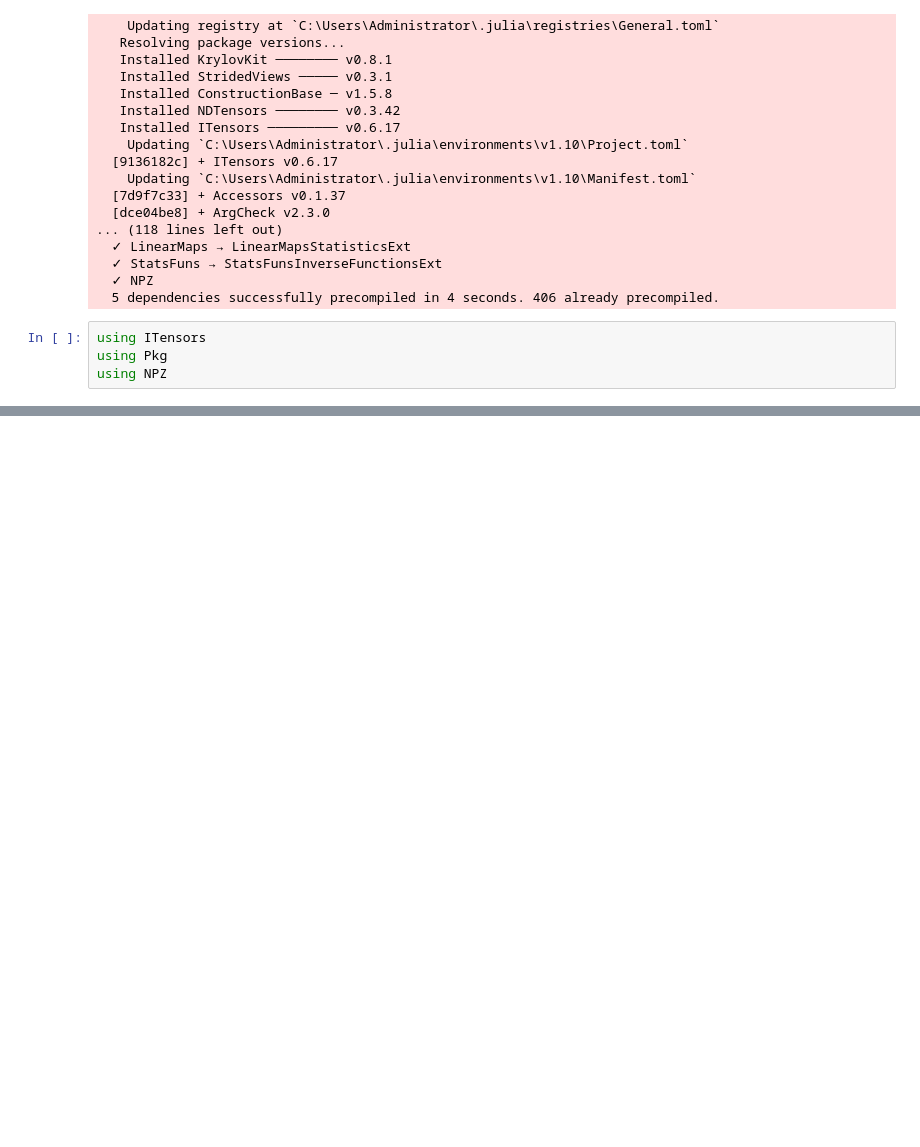
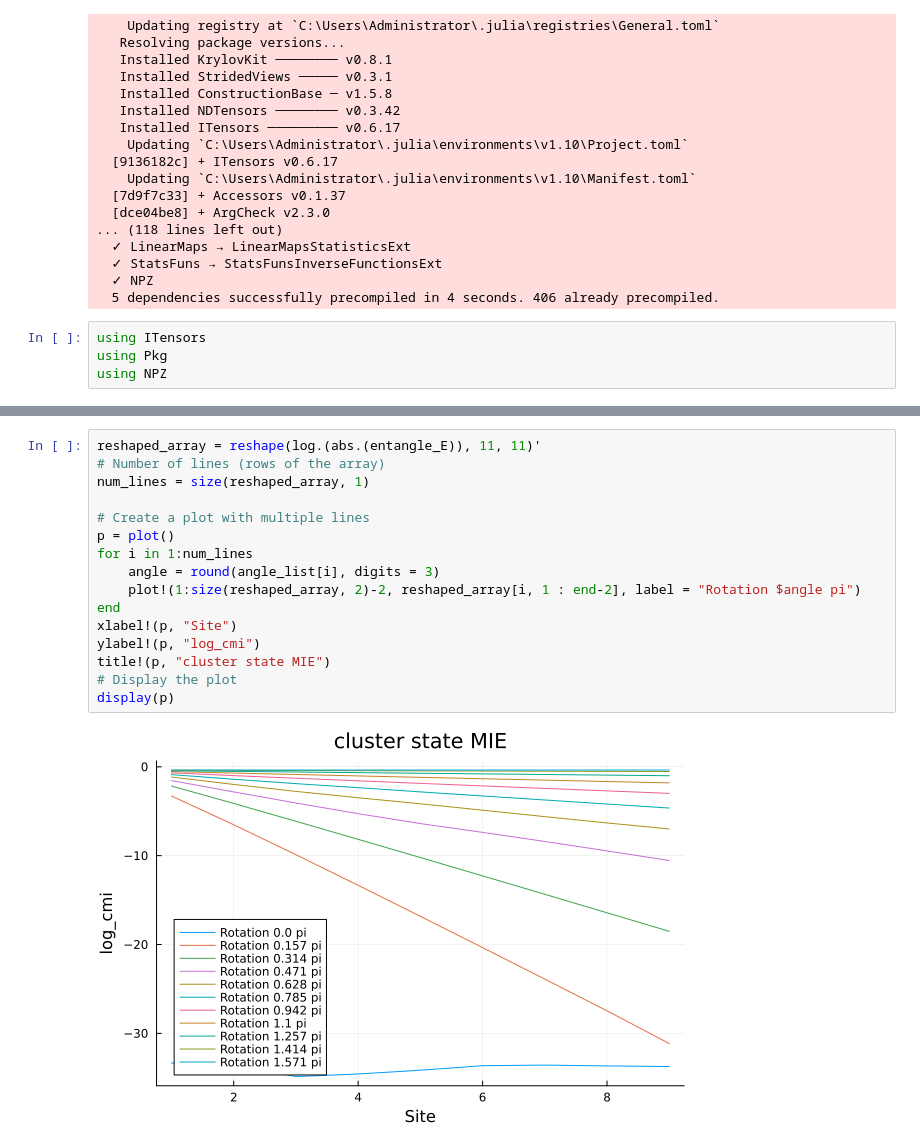
Before and after one commit to xiaotai-yang/NQS_cmi, a Jupyter notebook: DMRG/ES_dmrg_.ipynb, the cells around one changed output, grey strips where cells are left out. Saved outputs shown, nothing was run; the diff lists cells and outputs as text; blank space fills up the shorter version.

```diff
--- a/DMRG/ES_dmrg_.ipynb
+++ b/DMRG/ES_dmrg_.ipynb
@@ -489,3 +489,21 @@ display(p)
+# %%
+reshaped_array = reshape(log.(abs.(entangle_E)), 11, 11)'
+# Number of lines (rows of the array)
+num_lines = size(reshaped_array, 1)
+
+# Create a plot with multiple lines
+p = plot()
+for i in 1:num_lines
+    angle = round(angle_list[i], digits = 3)
+    plot!(1:size(reshaped_array, 2)-2, reshaped_array[i, 1 : end-2], label = "Rotation $angle pi")
+end
+xlabel!(p, "Site")
+ylabel!(p, "log_cmi")
+title!(p, "cluster state MIE")
+# Display the plot
+display(p)
+# %% [output]
+[figure, added]
 # %%
 
 using GLM
```
Also changed, not shown: parts of 9 cells of this notebook.
